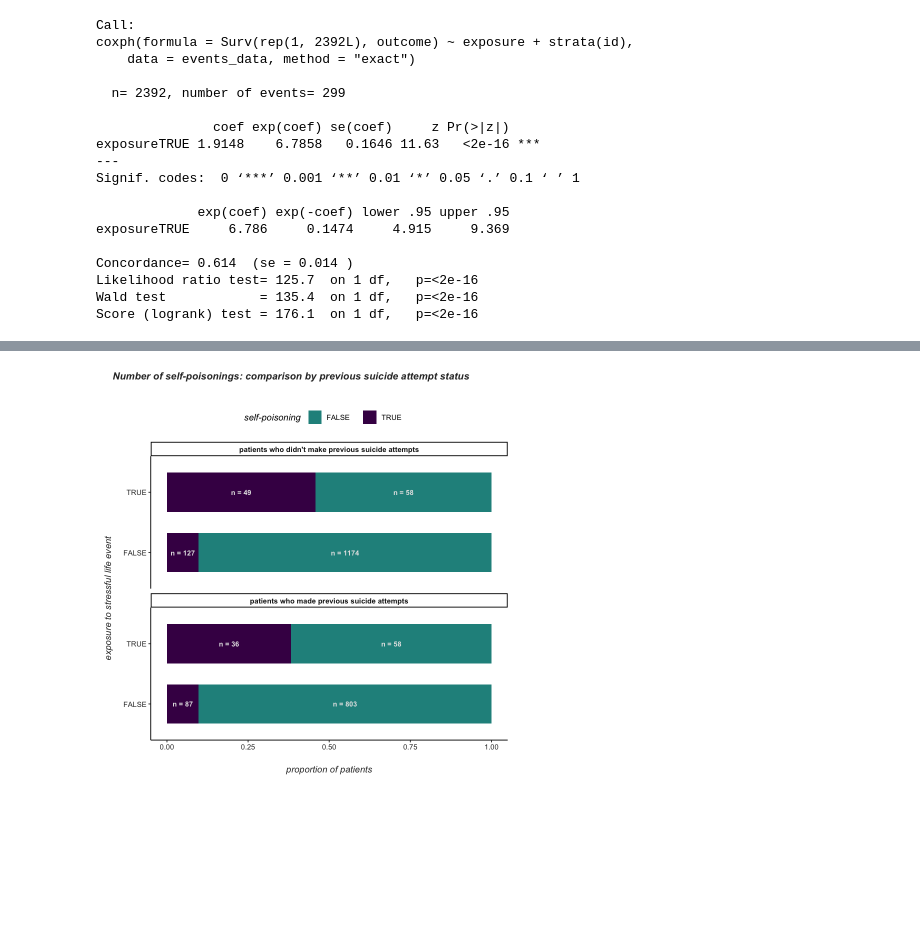
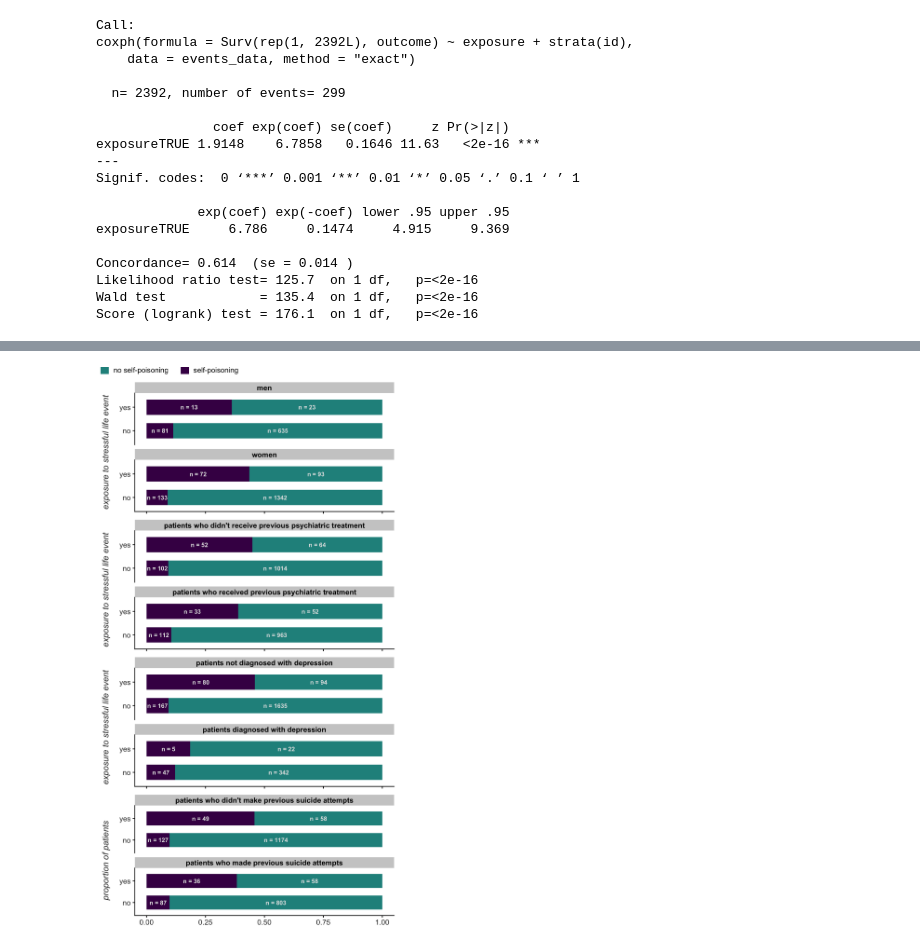
Before and after one commit to odmina/stratified, a Jupyter notebook: stratified.ipynb, the cells around one changed output, grey strips where cells are left out. Saved outputs shown, nothing was run; the diff lists cells and outputs as text; code cells hidden in the pictures; blank space fills up the shorter version.

```diff
--- a/stratified.ipynb
+++ b/stratified.ipynb
@@ -160,7 +157,6 @@ Score (logrank) test = 176.1  on 1 df,   p=<2e-16
 # %%
 #plot_women
-plot_women <- create_outcome_plot(events_data, women,
+plot_women <- plots_for_grid(create_outcome_plot(events_data, women,
   gv_label_false = "men",
   gv_label_true = "women") +
-labs(title = "Number of self-poisonings: comparison by sex")
-plot_women
+labs(title = "Number of self-poisonings"))
@@ -169,7 +163,6 @@ plot_women
 # %%
 #plot_psychiatric_history
-plot_psychiatric_history <- create_outcome_plot(events_data, psychiatric_history,
+plot_psychiatric_history <- plots_for_grid(create_outcome_plot(events_data, psychiatric_history,
   gv_label_false = "patients who didn't receive previous psychiatric treatment",
   gv_label_true = "patients who received previous psychiatric treatment") +
-labs(title = "Number of self-poisonings: comparison by psychiatric history")
-plot_psychiatric_history
+labs(title = "Number of self-poisonings"))
@@ -178,7 +169,6 @@ plot_psychiatric_history
 # %%
 #plot_depression
-plot_depression <- create_outcome_plot(events_data, depression,
+plot_depression <- plots_for_grid(create_outcome_plot(events_data, depression,
   gv_label_false = "patients not diagnosed with depression",
   gv_label_true = "patients diagnosed with depression") +
-labs(title = "Number of self-poisonings: comparison by depression diagnosis")
-plot_depression
+labs(title = "Number of self-poisonings"))
@@ -187,12 +175,24 @@ plot_depression
 # %%
 #plot_attempts
-plot_attempts <- create_outcome_plot(events_data, attempts,
+plot_attempts <- plots_for_grid(create_outcome_plot(events_data, attempts,
   gv_label_false = "patients who didn't make previous suicide attempts",
   gv_label_true = "patients who made previous suicide attempts") +
-labs(title = "Number of self-poisonings: comparison by previous suicide attempt status")
-plot_attempts
+labs(title = "Number of self-poisonings"))
-# %% [output]
-[figure, removed]
+# %%
+options(repr.plot.width = 6, repr.plot.height = 11)
+legend <- get_legend(outcome_plot_all)
+plot_grid(legend,
+          plot_women,
+          plot_psychiatric_history,
+          plot_depression,
+          plot_attempts +
+              theme(axis.text.x = element_text()) +
+              labs(x = "proportion of patients"),
+          ncol = 1,
+          rel_heights = c(0.1, 1.5, 1.5, 1.5, 1.5)
+         )
+# %% [output]
+[figure, added]
 # %%
 #function which returns OR with confidence intervals for specified goups
 #also returns RR with p value
```
Also changed, not shown: parts of 10 cells of this notebook, 2 other files.
